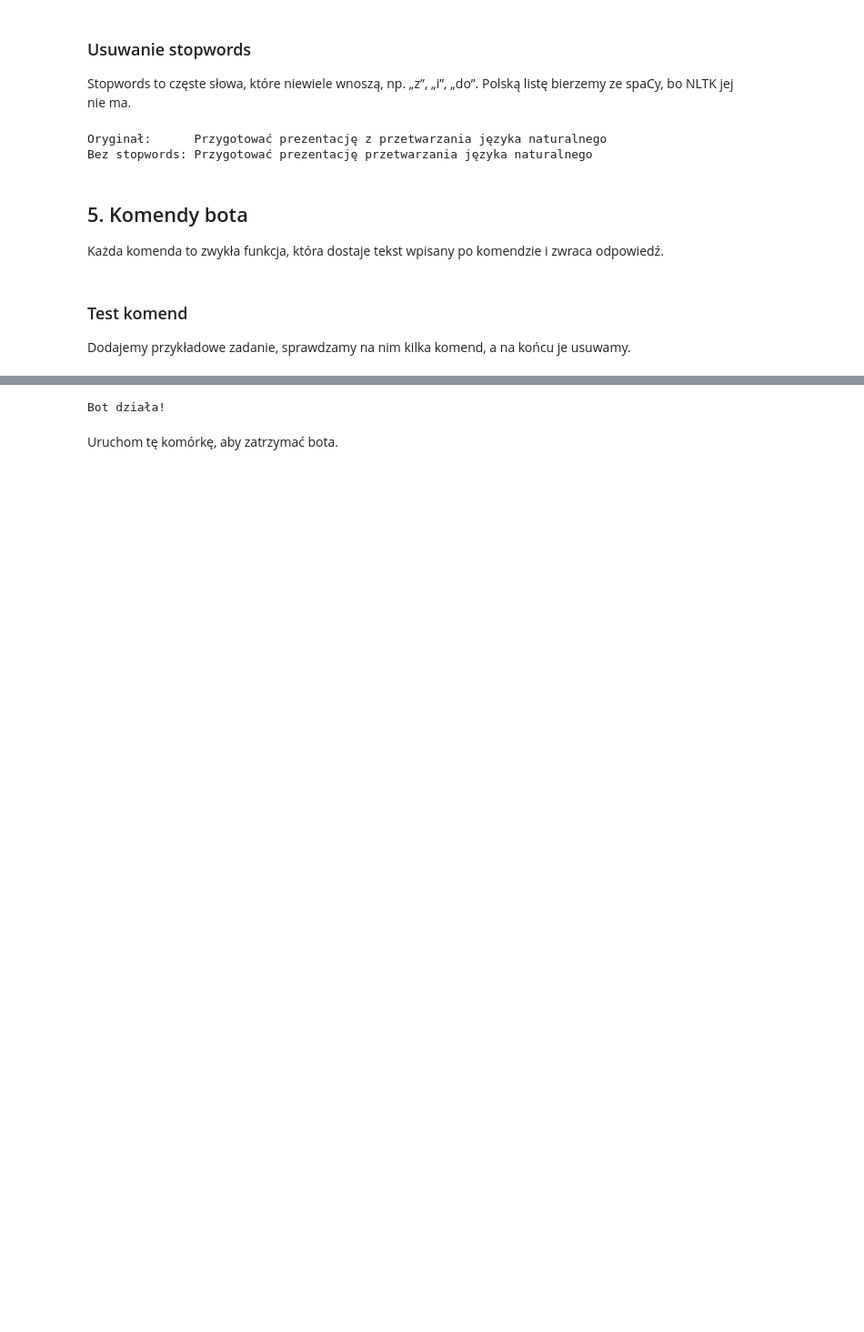
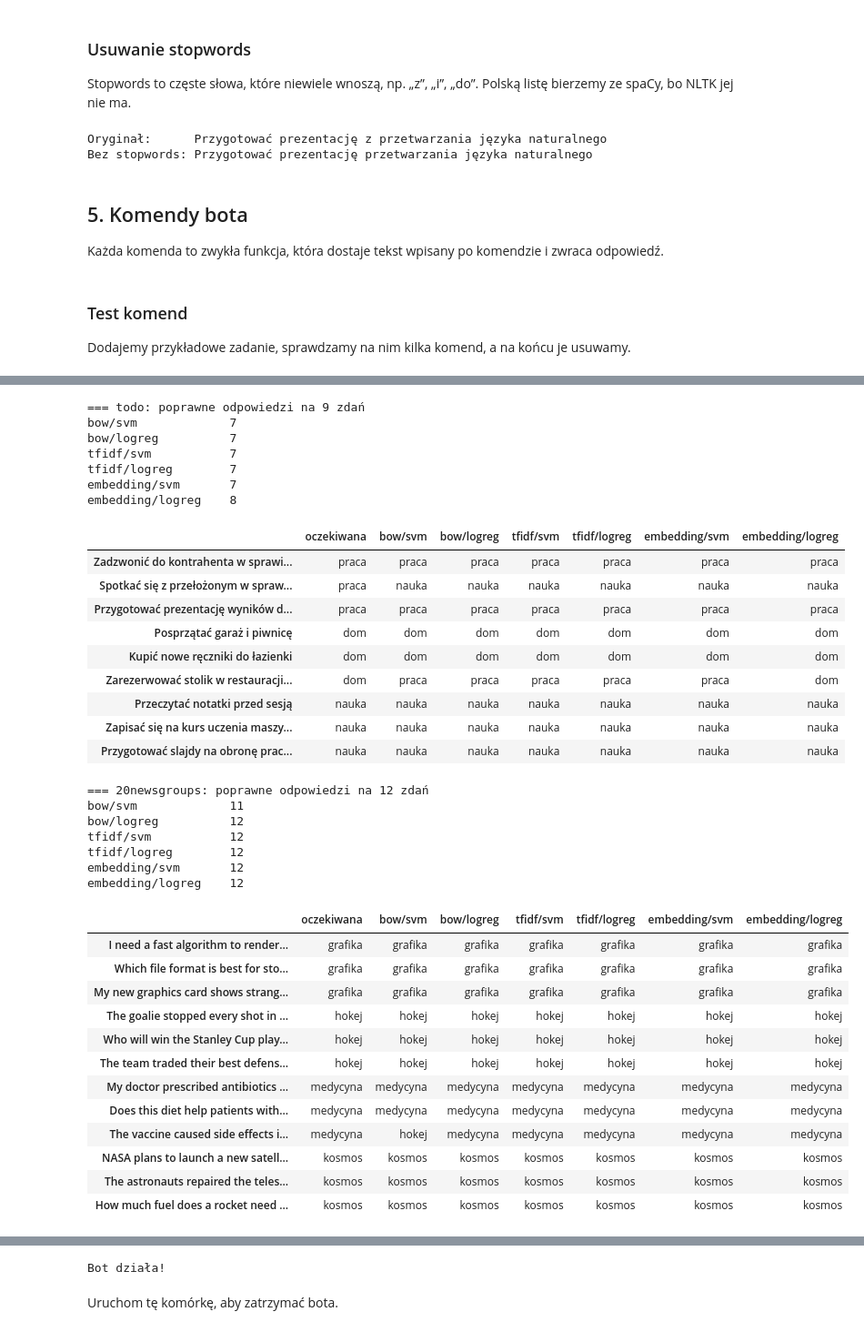
Before and after one commit to adam-kostuch/nlp-chatbot, a Jupyter notebook: chatbot.ipynb, the cells around one changed output, grey strips where cells are left out. Shown at 91% size. Cells and saved outputs as stored; diff of their text form; code cells hidden in the pictures; blank space fills up the shorter version.

```diff
--- a/chatbot.ipynb
+++ b/chatbot.ipynb
@@ -467 +930,80 @@ Usunięto zadanie `268acc96-9c83-4241-b50d-f16c2a1ab8ef`
+# %%
+OWN_SENTENCES = {
+    "todo": [
+        ("Zadzwonić do kontrahenta w sprawie zamówienia", "praca"),
+        ("Spotkać się z przełożonym w sprawie awansu", "praca"),
+        ("Przygotować prezentację wyników dla klienta", "praca"),
+        ("Posprzątać garaż i piwnicę", "dom"),
+        ("Kupić nowe ręczniki do łazienki", "dom"),
+        ("Zarezerwować stolik w restauracji na urodziny żony", "dom"),
+        ("Przeczytać notatki przed sesją", "nauka"),
+        ("Zapisać się na kurs uczenia maszynowego", "nauka"),
+        ("Przygotować slajdy na obronę pracy dyplomowej", "nauka"),
+    ],
+    "20newsgroups": [
+        ("I need a fast algorithm to render 3D images with shading", "grafika"),
+        ("Which file format is best for storing JPEG and GIF pictures", "grafika"),
+        ("My new graphics card shows strange colors on the monitor", "grafika"),
+        ("The goalie stopped every shot in the final period", "hokej"),
+        ("Who will win the Stanley Cup playoffs this season", "hokej"),
+        ("The team traded their best defenseman before the game", "hokej"),
+        ("My doctor prescribed antibiotics for the infection", "medycyna"),
+        ("Does this diet help patients with high blood pressure", "medycyna"),
+        ("The vaccine caused side effects in some children", "medycyna"),
+        ("NASA plans to launch a new satellite into orbit", "kosmos"),
+        ("The astronauts repaired the telescope during the mission", "kosmos"),
+        ("How much fuel does a rocket need to reach the Moon", "kosmos"),
+    ],
+}
+
+for name, sentences in OWN_SENTENCES.items():
+    prepare_command(name)
+    table = pd.DataFrame({"oczekiwana": [label for _, label in sentences]}, index=[s for s, _ in sentences])
+    for method_repr in REPRESENTATIONS:
+        for method_class in METHODS:
+            trained = get_model(method_repr, method_class)
+            vectors = vectorize([clean_text(s) for s, _ in sentences], trained)
+            table[f"{method_repr}/{method_class}"] = trained["model"].predict(vectors)
+    correct = table.drop(columns="oczekiwana").eq(table["oczekiwana"], axis=0).sum()
+    print(f"=== {name}: poprawne odpowiedzi na {len(sentences)} zdań")
+    print(correct.to_string(), "\n")
+    display(table)
+# %% [output]
+=== todo: poprawne odpowiedzi na 9 zdań
+bow/svm             7
+bow/logreg          7
+tfidf/svm           7
+tfidf/logreg        7
+embedding/svm       7
+embedding/logreg    8
+|  | oczekiwana | bow/svm | bow/logreg | tfidf/svm | tfidf/logreg | embedding/svm | embedding/logreg |
+| Zadzwonić do kontrahenta w sprawi... | praca | praca | praca | praca | praca | praca | praca |
+| Spotkać się z przełożonym w spraw... | praca | nauka | nauka | nauka | nauka | nauka | nauka |
+| Przygotować prezentację wyników d... | praca | praca | praca | praca | praca | praca | praca |
+| Posprzątać garaż i piwnicę | dom | dom | dom | dom | dom | dom | dom |
+| Kupić nowe ręczniki do łazienki | dom | dom | dom | dom | dom | dom | dom |
+| Zarezerwować stolik w restauracji... | dom | praca | praca | praca | praca | praca | dom |
+| Przeczytać notatki przed sesją | nauka | nauka | nauka | nauka | nauka | nauka | nauka |
+| Zapisać się na kurs uczenia maszy... | nauka | nauka | nauka | nauka | nauka | nauka | nauka |
+| Przygotować slajdy na obronę prac... | nauka | nauka | nauka | nauka | nauka | nauka | nauka |
+=== 20newsgroups: poprawne odpowiedzi na 12 zdań
+bow/svm             11
+bow/logreg          12
+tfidf/svm           12
+tfidf/logreg        12
+embedding/svm       12
+embedding/logreg    12
+|  | oczekiwana | bow/svm | bow/logreg | tfidf/svm | tfidf/logreg | embedding/svm | embedding/logreg |
+| I need a fast algorithm to render... | grafika | grafika | grafika | grafika | grafika | grafika | grafika |
+| Which file format is best for sto... | grafika | grafika | grafika | grafika | grafika | grafika | grafika |
+| My new graphics card shows strang... | grafika | grafika | grafika | grafika | grafika | grafika | grafika |
+| The goalie stopped every shot in ... | hokej | hokej | hokej | hokej | hokej | hokej | hokej |
+| Who will win the Stanley Cup play... | hokej | hokej | hokej | hokej | hokej | hokej | hokej |
+| The team traded their best defens... | hokej | hokej | hokej | hokej | hokej | hokej | hokej |
+| My doctor prescribed antibiotics ... | medycyna | medycyna | medycyna | medycyna | medycyna | medycyna | medycyna |
+| Does this diet help patients with... | medycyna | medycyna | medycyna | medycyna | medycyna | medycyna | medycyna |
+| The vaccine caused side effects i... | medycyna | hokej | medycyna | medycyna | medycyna | medycyna | medycyna |
+| NASA plans to launch a new satell... | kosmos | kosmos | kosmos | kosmos | kosmos | kosmos | kosmos |
+| The astronauts repaired the teles... | kosmos | kosmos | kosmos | kosmos | kosmos | kosmos | kosmos |
+| How much fuel does a rocket need ... | kosmos | kosmos | kosmos | kosmos | kosmos | kosmos | kosmos |
 # %% [markdown]
```
Also changed, not shown: parts of 23 cells of this notebook, 3 other files.
